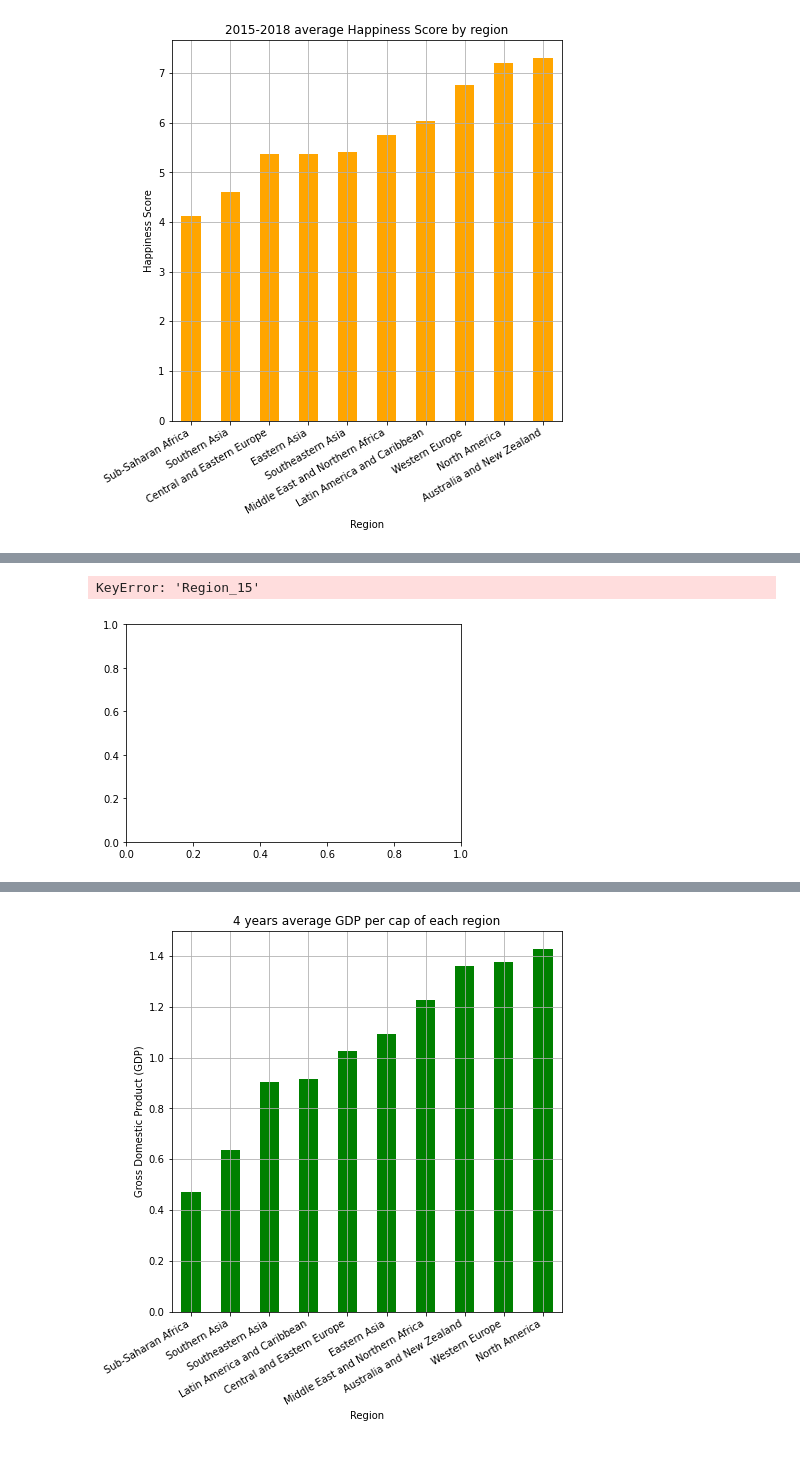
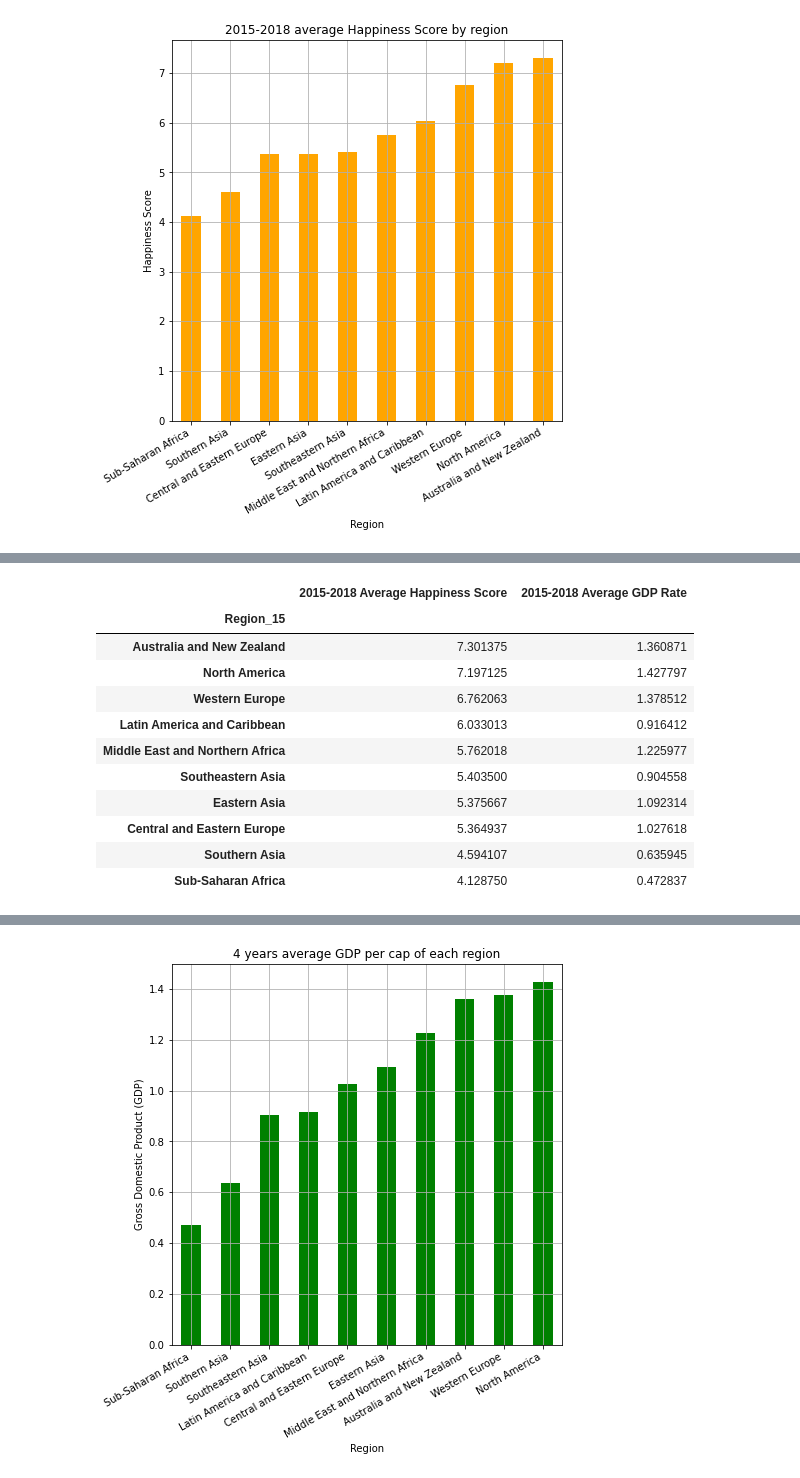
Before and after one commit to PatMartin7/project1, a Jupyter notebook: Analysis/Data Analysis.ipynb, the cells around one changed output, grey strips where cells are left out. Cells and saved outputs as stored; diff of their text form; code cells hidden in the pictures.

```diff
--- a/Analysis/Data Analysis.ipynb
+++ b/Analysis/Data Analysis.ipynb
@@ -395,10 +378,21 @@ happiness_vs_GDP.reset_index()
-# %%
-ax = plt.gca()
-
-happiness_vs_GDP.plot(kind='line', x='Region_15', y=['15 to 18 Average_x','15 to 18 Average_y'], ax=ax)
-
-happiness_vs_GDP.plot(kind='line', x='Region_15', y='15 to 18 Average_y', color='Green', ax=ax)
-plt.show()
-# %% [output]
-KeyError: 'Region_15'
-[figure, removed]
+# %%
+
+happiness_vs_GDP = pd.merge(ave_region_happiness,ave_region_GDPpercap, on='Region_15', how='right')
+happiness_vs_GDP = happiness_vs_GDP.drop(columns=['Happiness Score_15', 'Happiness Score_16', 'Happiness.Score_17', 'Score_18',
+                                                 'Economy (GDP per Capita)_15', 'Economy (GDP per Capita)_16', 'Economy..GDP.per.Capita._17', 'GDP per capita_18' ])
+happiness_vs_GDP = happiness_vs_GDP.rename(columns= {'15 to 18 Average_x': '2015-2018 Average Happiness Score', '15 to 18 Average_y':'2015-2018 Average GDP Rate'})
+happiness_vs_GDP = happiness_vs_GDP.sort_values(by=['2015-2018 Average Happiness Score'], ascending=False)
+happiness_vs_GDP
+# %% [output]
+|  | 2015-2018 Average Happiness Score | 2015-2018 Average GDP Rate |
+| Region_15 |  |  |
+| Australia and New Zealand | 7.301375 | 1.360871 |
+| North America | 7.197125 | 1.427797 |
+| Western Europe | 6.762063 | 1.378512 |
+| Latin America and Caribbean | 6.033013 | 0.916412 |
+| Middle East and Northern Africa | 5.762018 | 1.225977 |
+| Southeastern Asia | 5.403500 | 0.904558 |
+| Eastern Asia | 5.375667 | 1.092314 |
+| Central and Eastern Europe | 5.364937 | 1.027618 |
+| Southern Asia | 4.594107 | 0.635945 |
+| Sub-Saharan Africa | 4.128750 | 0.472837 |
```
Also changed, not shown: parts of 33 cells of this notebook, 26 other files.
